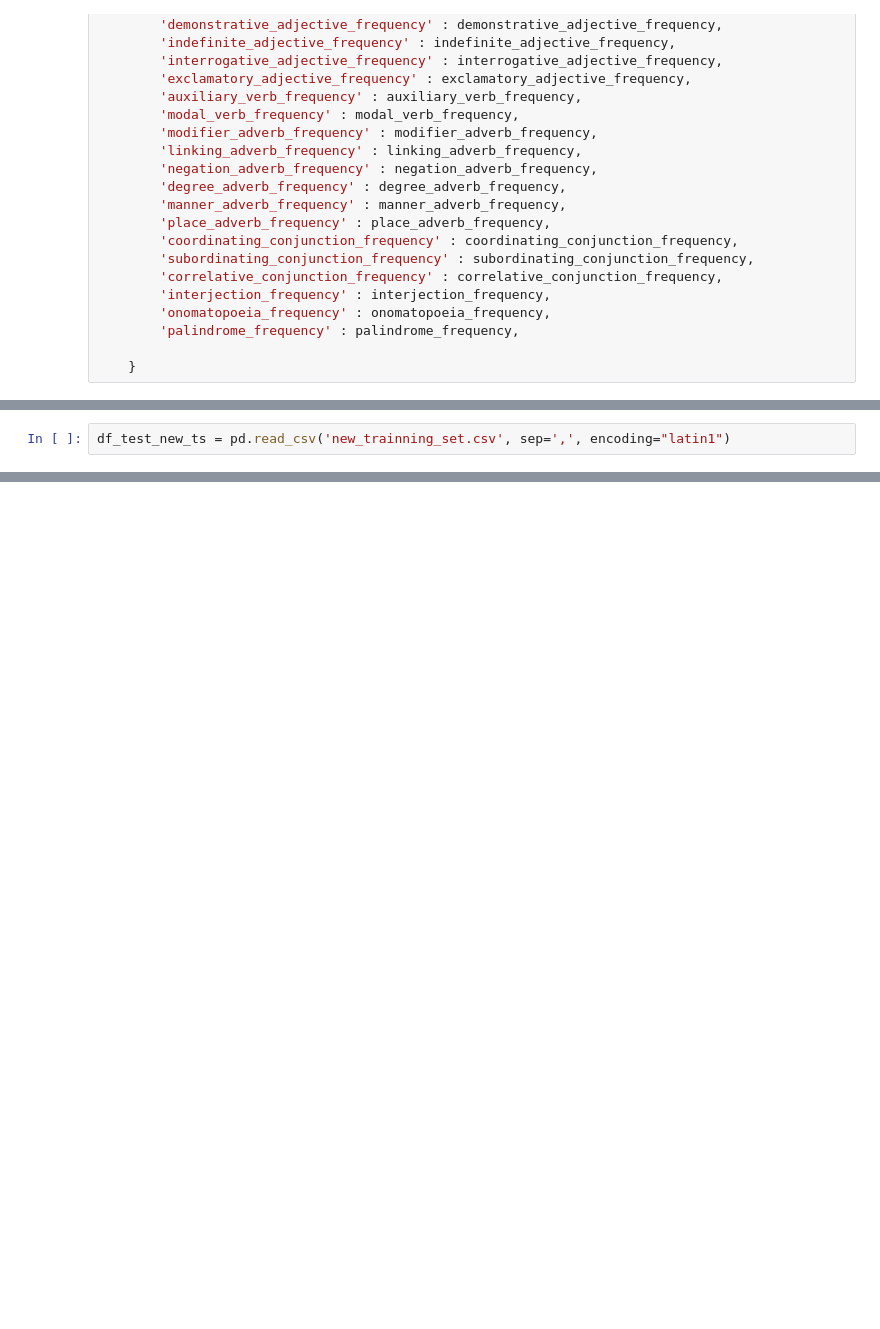
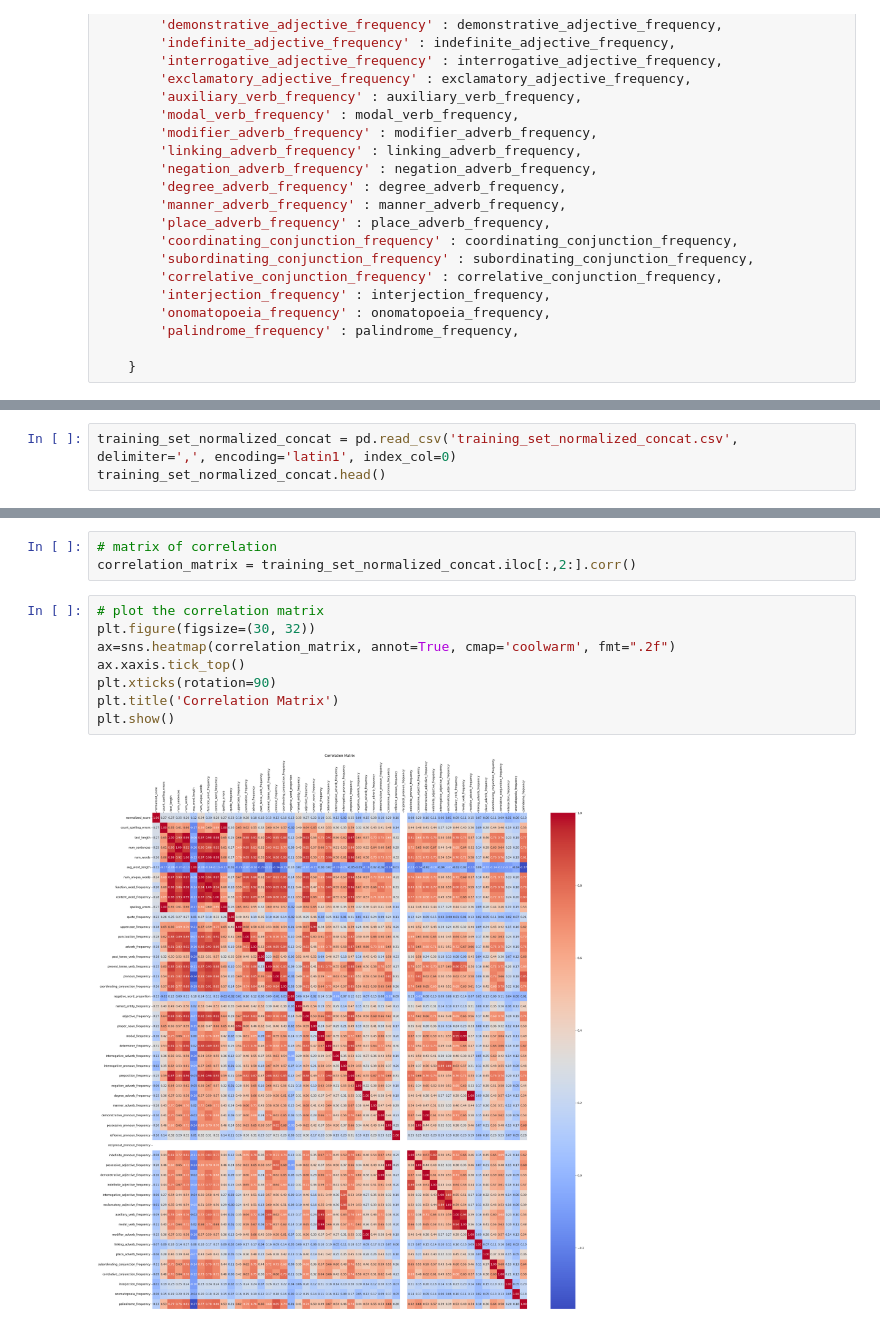
Before and after one commit to Martialkouass/Automated-essay-scoring-Machine-Learning-Model, a Jupyter notebook: NLP-PROJECT.ipynb, the cells around one changed output, grey strips where cells are left out. Drawn from its saved outputs; the diff is of its cells as text; blank space fills up the shorter version.

```diff
--- a/NLP-PROJECT.ipynb
+++ b/NLP-PROJECT.ipynb
@@ -553,2 +584,3 @@ new_training_set.to_csv('new_trainning_set.csv',index=False)
 # %%
-df_test_new_ts = pd.read_csv('new_trainning_set.csv', sep=',', encoding="latin1")
+training_set_normalized_concat = pd.read_csv('training_set_normalized_concat.csv', delimiter=',', encoding='latin1', index_col=0)
+training_set_normalized_concat.head()
@@ -562,0 +596,13 @@ df_test_new_ts.head(3)
+# %%
+# matrix of correlation
+correlation_matrix = training_set_normalized_concat.iloc[:,2:].corr()
+# %%
+# plot the correlation matrix
+plt.figure(figsize=(30, 32))
+ax=sns.heatmap(correlation_matrix, annot=True, cmap='coolwarm', fmt=".2f")
+ax.xaxis.tick_top()
+plt.xticks(rotation=90)
+plt.title('Correlation Matrix')
+plt.show()
+# %% [output]
+[figure, added]
```
Also changed, not shown: parts of 42 cells of this notebook, 2 other files.
